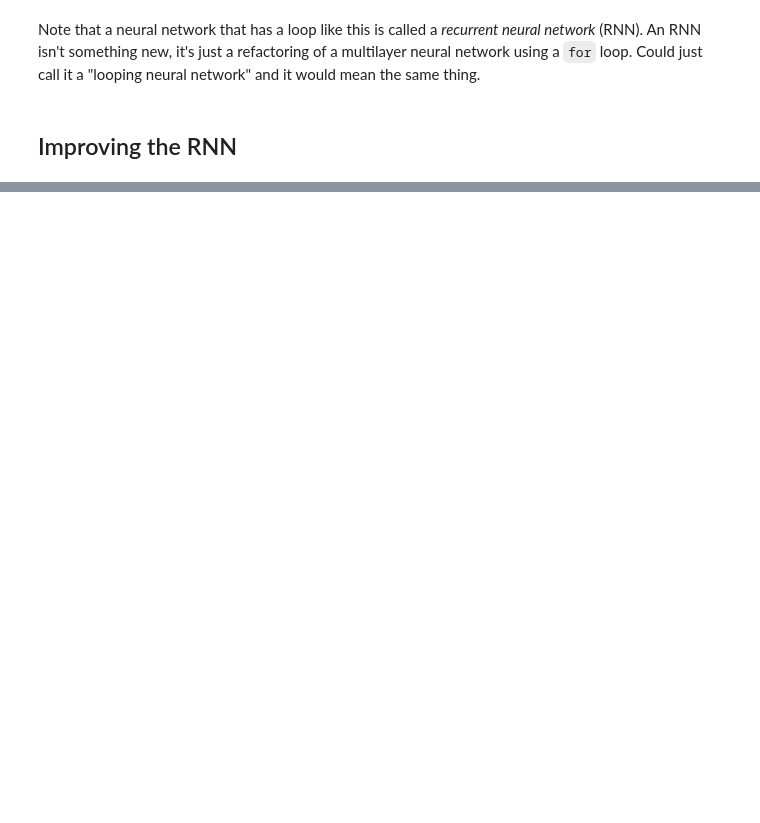
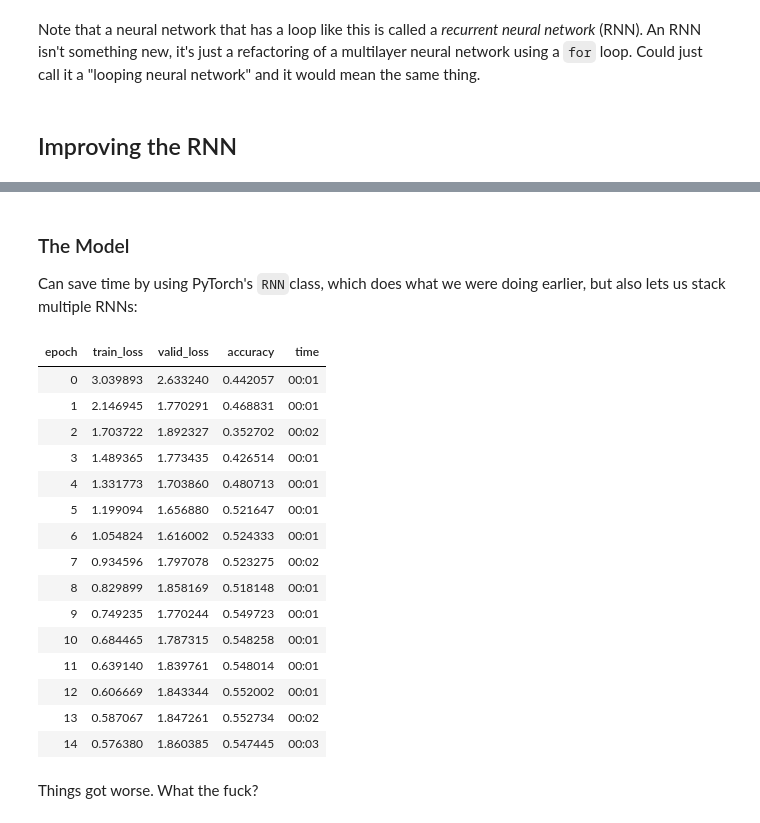
Before and after one commit to joshgregory42/practical_deep_learning, a Jupyter notebook: ch_12_nlp_dive.ipynb, the cells around one changed output, grey strips where cells are left out. Saved outputs shown, nothing was run; the diff lists cells and outputs as text; code cells hidden in the pictures; blank space fills up the shorter version.

```diff
--- a/ch_12_nlp_dive.ipynb
+++ b/ch_12_nlp_dive.ipynb
@@ -174,0 +219,4 @@ Note that a neural network that has a loop like this is called a *recurrent neur
+# %%
+m = len(seqs)//bs # // is floor division (divide then round down)
+
+m, bs, len(seqs)
@@ -174,0 +350,42 @@ Note that a neural network that has a loop like this is called a *recurrent neur
+# %% [markdown]
+### The Model
+
+Can save time by using PyTorch's `RNN`class, which does what we were doing earlier, but also lets us stack multiple RNNs:
+# %%
+class LMModel5(Module):
+  def __init__(self, vocab_sz, n_hidden, n_layers):
+    self.i_h = nn.Embedding(vocab_sz, n_hidden)
+    self.rnn = nn.RNN(n_hidden, n_hidden, n_layers, batch_first=True)
+    self.h_o = nn.Linear(n_hidden, vocab_sz)
+    self.h = torch.zeros(n_layers, bs, n_hidden)
+
+  def forward(self, x):
+    res, h = self.rnn(self.i_h(x), self.h)
+    self.h = h.detach()
+    return self.h_o(res)
+
+  def reset(self): self.h.zero_()
+# %%
+learn = Learner(dls, LMModel5(len(vocab), 64, 2),
+                loss_func=CrossEntropyLossFlat(),
+                metrics=accuracy, cbs=ModelResetter)
+learn.fit_one_cycle(15, 3e-3)
+# %% [output]
+| epoch | train_loss | valid_loss | accuracy | time |
+| 0 | 3.039893 | 2.633240 | 0.442057 | 00:01 |
+| 1 | 2.146945 | 1.770291 | 0.468831 | 00:01 |
+| 2 | 1.703722 | 1.892327 | 0.352702 | 00:02 |
+| 3 | 1.489365 | 1.773435 | 0.426514 | 00:01 |
+| 4 | 1.331773 | 1.703860 | 0.480713 | 00:01 |
+| 5 | 1.199094 | 1.656880 | 0.521647 | 00:01 |
+| 6 | 1.054824 | 1.616002 | 0.524333 | 00:01 |
+| 7 | 0.934596 | 1.797078 | 0.523275 | 00:02 |
+| 8 | 0.829899 | 1.858169 | 0.518148 | 00:01 |
+| 9 | 0.749235 | 1.770244 | 0.549723 | 00:01 |
+| 10 | 0.684465 | 1.787315 | 0.548258 | 00:01 |
+| 11 | 0.639140 | 1.839761 | 0.548014 | 00:01 |
+| 12 | 0.606669 | 1.843344 | 0.552002 | 00:01 |
+| 13 | 0.587067 | 1.847261 | 0.552734 | 00:02 |
+| 14 | 0.576380 | 1.860385 | 0.547445 | 00:03 |
+# %% [markdown]
+Things got worse. What the fuck?
```
Also changed, not shown: parts of 43 cells of this notebook.
